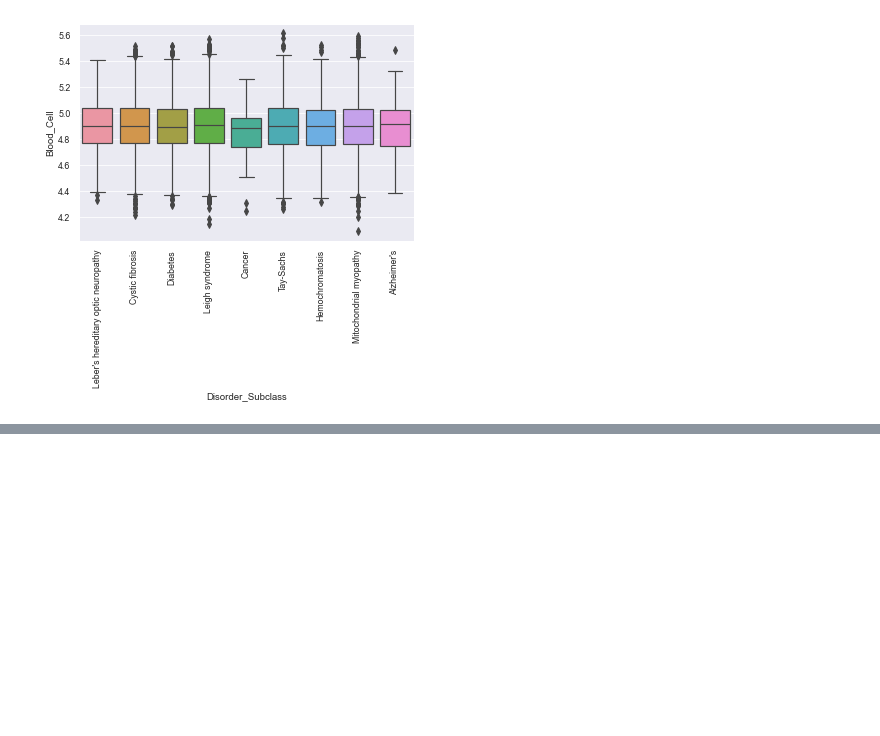
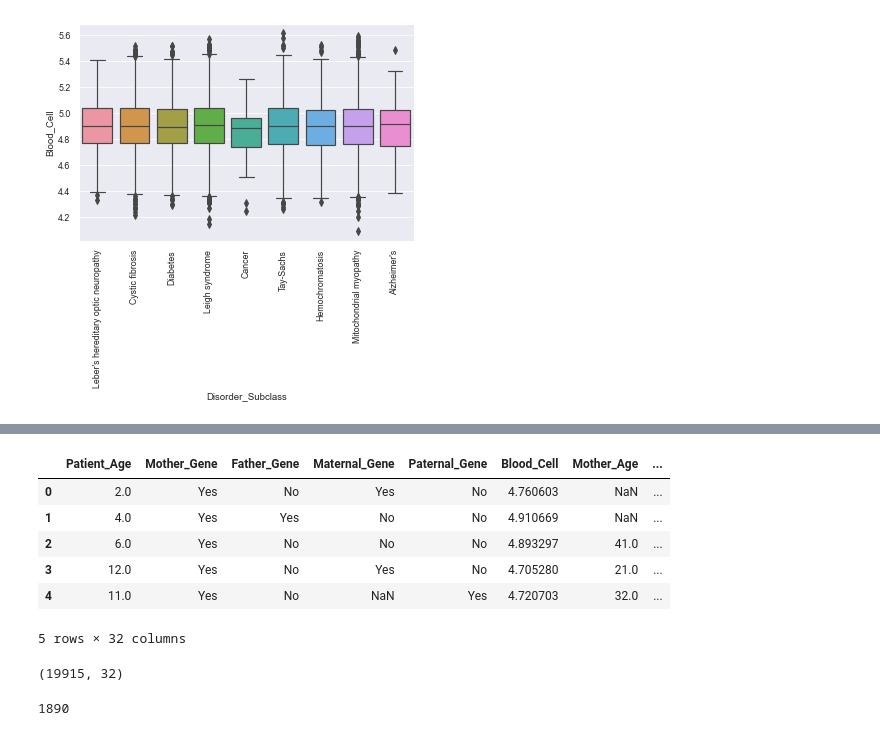
Before and after one commit to ehsung/Capstone-Project-2---Identify-Genetic-Disorder-is-Children, a Jupyter notebook: Notebooks/EDA.ipynb, the cells around one changed output, grey strips where cells are left out. Cells and saved outputs as stored; diff of their text form; code cells hidden in the pictures; blank space fills up the shorter version.

```diff
--- a/Notebooks/EDA.ipynb
+++ b/Notebooks/EDA.ipynb
@@ -690,0 +685,25 @@ train_data.to_csv('../Data/train_data_EDA_cleaned.csv')
+# %%
+# Droppped Genetic_Disorder columns from train set
+train_data.drop("Genetic_Disorder", axis=1, inplace=True)
+
+# Dropped rows with missing values within Disorder_Subclass
+train_data.dropna(subset=["Disorder_Subclass"], how="all", inplace=True)
+
+train_data.head()
+# %% [output]
+|  | Patient_Age | Mother_Gene | Father_Gene | Maternal_Gene | Paternal_Gene | Blood_Cell | Mother_Age | ... |
+| 0 | 2.0 | Yes | No | Yes | No | 4.760603 | NaN | ... |
+| 1 | 4.0 | Yes | Yes | No | No | 4.910669 | NaN | ... |
+| 2 | 6.0 | Yes | No | No | No | 4.893297 | 41.0 | ... |
+| 3 | 12.0 | Yes | No | Yes | No | 4.705280 | 21.0 | ... |
+| 4 | 11.0 | Yes | No | NaN | Yes | 4.720703 | 32.0 | ... |
+5 rows × 32 columns
+# %%
+train_data.shape
+# %% [output]
+(19915, 32)
+# %%
+# Confirming the number of rows dropped matches the number of null values found in the Disorder_Subclass
+21805 - 19915
+# %% [output]
+1890
```
Also changed, not shown: parts of 22 cells of this notebook, 3 other files.
